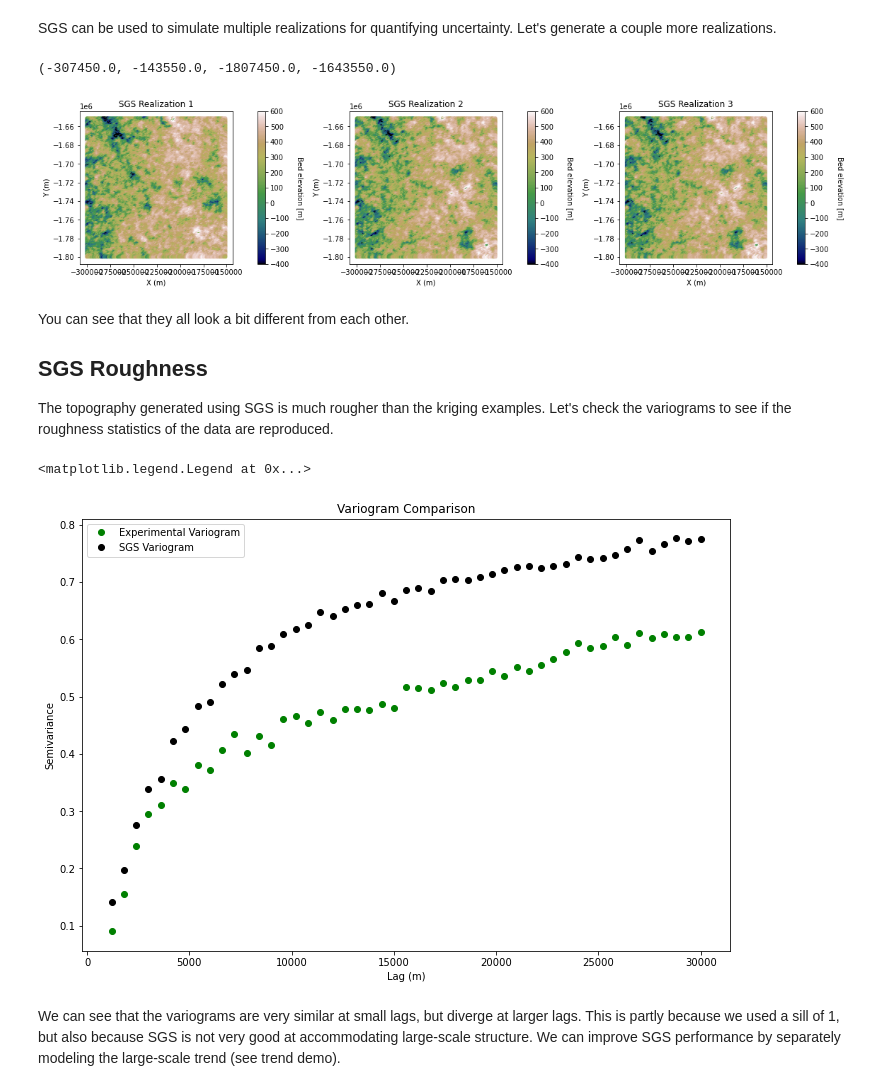
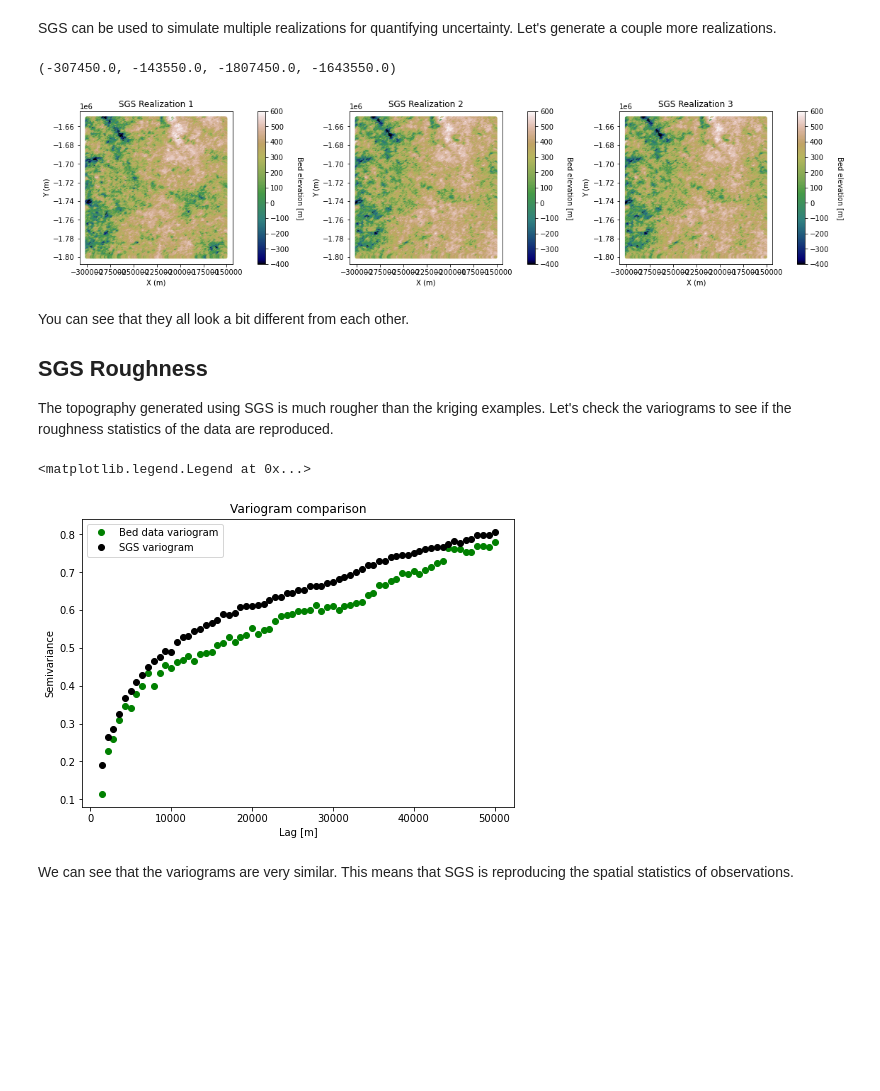
Before and after one commit to GatorGlaciology/GStatSim, a Jupyter notebook: GStat-Sim/4_Sequential_Gaussian_Simulation.ipynb, the cells around one changed output. Saved outputs shown, nothing was run; the diff lists cells and outputs as text; code cells hidden in the pictures; blank space fills up the shorter version.

```diff
--- a/GStat-Sim/4_Sequential_Gaussian_Simulation.ipynb
+++ b/GStat-Sim/4_Sequential_Gaussian_Simulation.ipynb
@@ -53,8 +53,8 @@ df_grid['Nbed'], tvbed, tnsbed = geostats.nscore(df_grid,'Bed')  # normal score
 coords = df_grid[['X','Y']].values
 values = df_grid['Nbed']
 
-maxlag = 30000 # maximum range distance
-n_lags = 50 #num of bins
+maxlag = 50000 # maximum range distance
+n_lags = 70 #num of bins
 
 V1 = skg.Variogram(coords, values, bin_func = "even", n_lags = n_lags,
                    maxlag = maxlag, normalize=False)
@@ -85,7 +85,7 @@ nug = V1.parameters[2]
 # the major and minor ranges are the same in this example because it is isotropic
 a_maj = V1.parameters[0]
 a_min = V1.parameters[0]
-sill = 1 # we recommend using a sill of 1, rather than the sill from the variogram model fit
+sill = V1.parameters[1]
 vario = [Azimuth, nug, a_maj, a_min, sill] # save variogram parameters as a list
 
 k = 48 # number of neighboring data points used to estimate a given point
@@ -187,7 +189,7 @@ plt.subplots_adjust(left=0.0, bottom=0.0, right=2.5, top=.75) # adjust the plot
 plt.axis('scaled')
 # %% [output]
 (-307450.0, -143550.0, -1807450.0, -1643550.0)
-[figure, old version]
+[figure, new version]
 # %% [markdown]
 You can see that they all look a bit different from each other.
 
@@ -209,24 +211,25 @@ VS = skg.Variogram(coords_s, values_s, bin_func = "even", n_lags = n_lags,
 # %%
 # plot variogram
 
 # extract variogram values
 
 # experimental variogram (from beginning of script)
 xe = V1.bins
 ye = V1.experimental
 
 # simple kriging variogram
 xs = VS.bins
 ys = VS.experimental
 
-plt.plot(xe,ye,'og', label = 'Experimental Variogram')
-plt.plot(xs,ys,'ok', label = 'SGS Variogram')
-plt.title('Variogram Comparison')
-plt.xlabel('Lag (m)'); plt.ylabel('Semivariance')
-plt.subplots_adjust(left=0.0, bottom=0.0, right=1.5, top=1.5) # adjust the plot size
+fig = plt.figure()
+plt.plot(xe,ye,'og', label = 'Bed data variogram')
+plt.plot(xs,ys,'ok', label = 'SGS variogram')
+plt.title('Variogram comparison')
+plt.xlabel('Lag [m]'); plt.ylabel('Semivariance')
+plt.subplots_adjust(left=0.0, bottom=0.0, right=1, top=1) # adjust the plot size
 plt.legend(loc='upper left')
 # %% [output]
 <matplotlib.legend.Legend at 0x...>
-[figure, old version]
+[figure, new version]
-# %% [markdown]
-We can see that the variograms are very similar at small lags, but diverge at larger lags. This is partly because we used a sill of 1, but also because SGS is not very good at accommodating large-scale structure. We can improve SGS performance by separately modeling the large-scale trend (see trend demo).
+# %% [markdown]
+We can see that the variograms are very similar. This means that SGS is reproducing the spatial statistics of observations.
```
Also changed, not shown: parts of 2 cells of this notebook, 7 other files.
